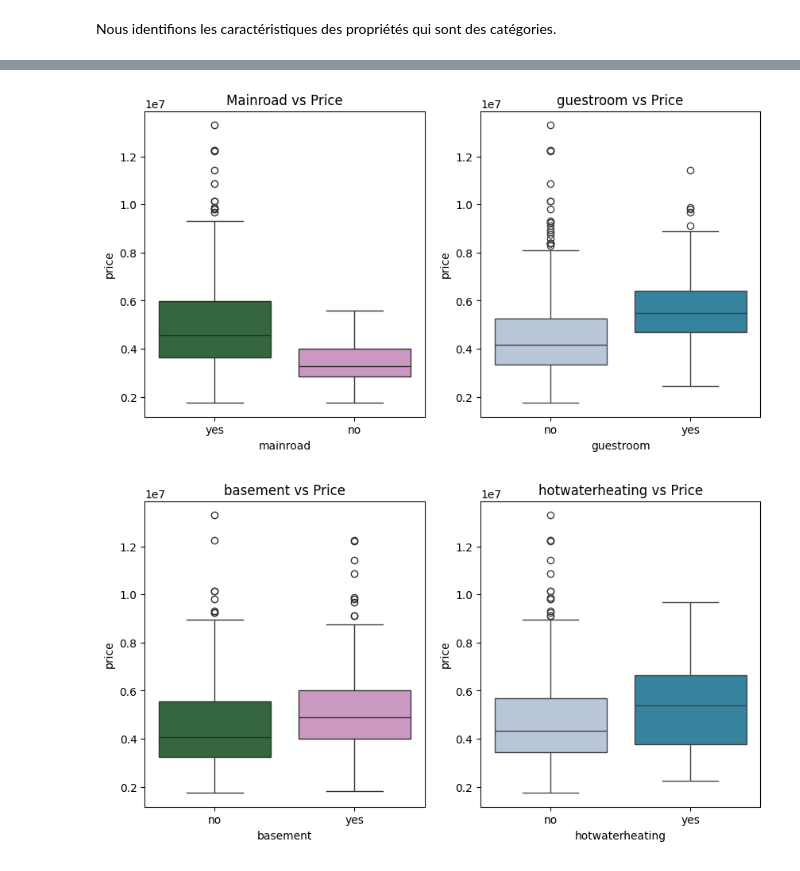
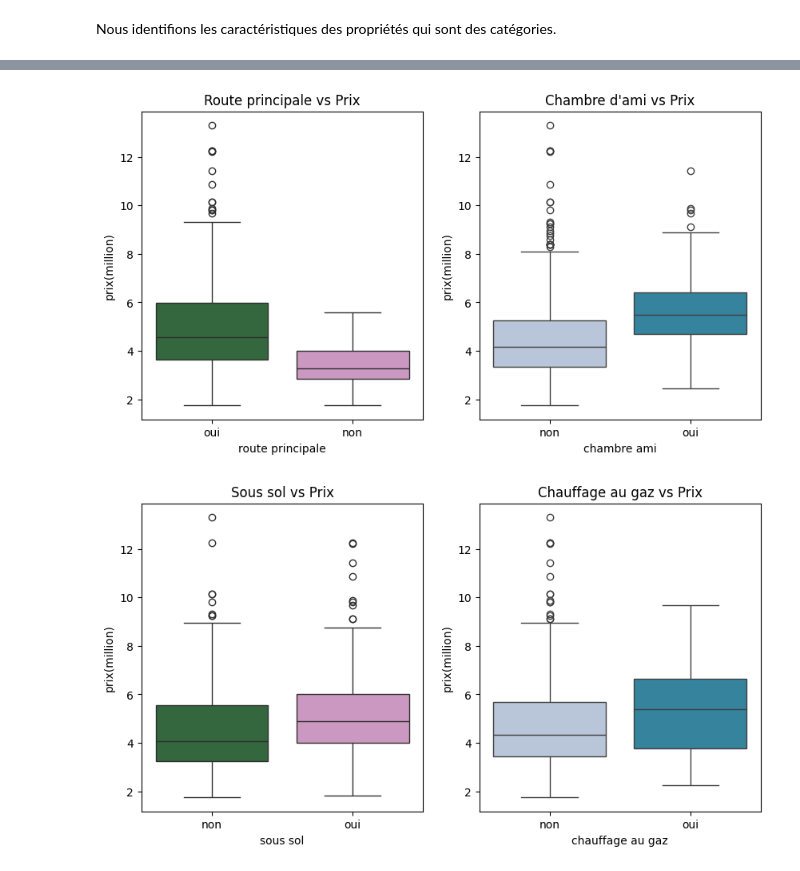
Before and after one commit to HaDock404/api-housing-prices, a Jupyter notebook: analysis/notebook.ipynb, the cells around one changed output, grey strips where cells are left out. Cells and saved outputs as stored; diff of their text form; code cells hidden in the pictures.

```diff
--- a/analysis/notebook.ipynb
+++ b/analysis/notebook.ipynb
@@ -91,7 +91,7 @@ data.rename(columns={
             'mainroad' : 'route principale',
             'guestroom' : 'chambre ami',
             'basement' : 'sous sol',
-            'hotwaterheating' : 'ballon eau',
+            'hotwaterheating' : 'chauffage au gaz',
             'airconditioning' : 'climatisation',
             'parking' : 'parking',
             'prefarea' : 'résidentiel',
@@ -203,3 +205,6 @@ meublé
+# %%
+data.replace("yes", "oui", inplace=True)
+data.replace("no", "non", inplace=True)
 # %%
 plt.figure(figsize=(15, 6))
 
@@ -250,31 +255,31 @@ plt.show()
 # %%
 plt.figure(figsize=(10,5))
 
 plt.subplot(1,2,1)
-plt.title('Mainroad vs Price')
-sns.boxplot(x=data.mainroad, y=data.price, palette=("cubehelix"))
+plt.title('Route principale vs Prix')
+sns.boxplot(x=data["route principale"], y=data["prix(million)"], palette=("cubehelix"))
 
 plt.subplot(1,2,2)
-plt.title('guestroom vs Price')
-sns.boxplot(x=data.guestroom, y=data.price, palette=("PuBuGn"))
+plt.title("Chambre d'ami vs Prix")
+sns.boxplot(x=data["chambre ami"], y=data['prix(million)'], palette=("PuBuGn"))
 
 plt.show()
 # %% [output]
-[figure, old version]
+[figure, new version]
 # %%
 plt.figure(figsize=(10,5))
 
 plt.subplot(1,2,1)
-plt.title('basement vs Price')
-sns.boxplot(x=data.basement, y=data.price, palette=("cubehelix"))
+plt.title('Sous sol vs Prix')
+sns.boxplot(x=data["sous sol"], y=data["prix(million)"], palette=("cubehelix"))
 
 plt.subplot(1,2,2)
-plt.title('hotwaterheating vs Price')
-sns.boxplot(x=data.hotwaterheating, y=data.price, palette=("PuBuGn"))
+plt.title('Chauffage au gaz vs Prix')
+sns.boxplot(x=data["chauffage au gaz"], y=data["prix(million)"], palette=("PuBuGn"))
 
 plt.show()
 # %% [output]
-[figure, old version]
+[figure, new version]
 # %%
 plt.figure(figsize=(10,5))
 
```
Also changed, not shown: parts of 11 cells of this notebook.
